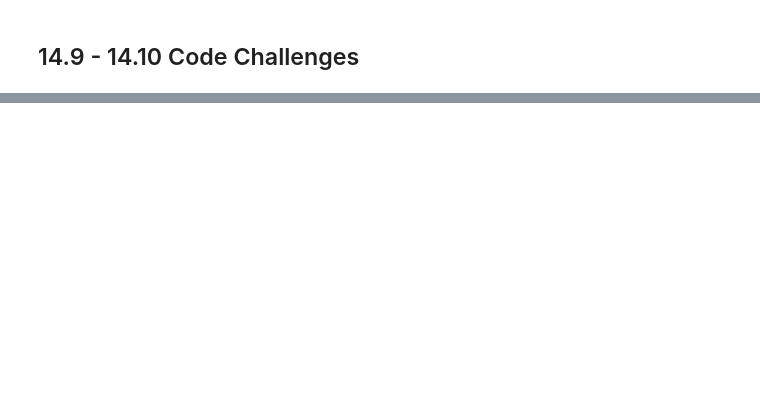
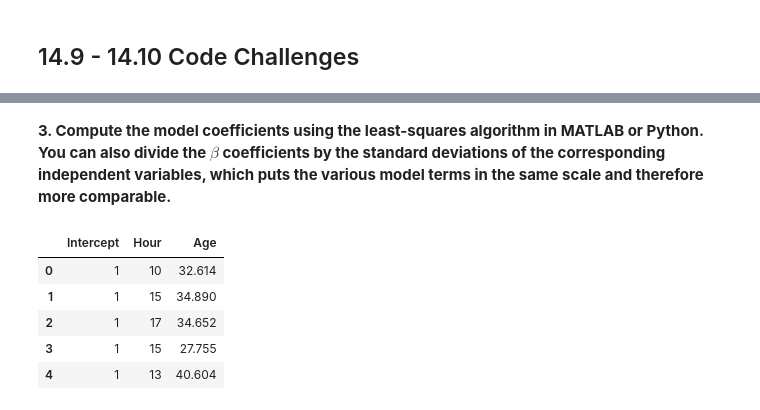
Before and after one commit to BrianLDev/Linear-Algebra-Code-Book, a Jupyter notebook: Ch14-Least_Squares.ipynb, the cells around one changed output, grey strips where cells are left out. Cells and saved outputs as stored; diff of their text form; code cells hidden in the pictures; blank space fills up the shorter version.

```diff
--- a/Ch14-Least_Squares.ipynb
+++ b/Ch14-Least_Squares.ipynb
@@ -407,0 +461,13 @@ do with group?
+# %% [markdown]
+**3. Compute the model coefficients using the least-squares algorithm in MATLAB or Python.  You can also divide the $\beta$ coefficients by the standard deviations of the corresponding independent variables, which puts the various model terms in the same scale and therefore more comparable.**
+# %%
+X = data.iloc[:, 0:2]
+X.insert(0, "Intercept", 1)
+X.head()
+# %% [output]
+|  | Intercept | Hour | Age |
+| 0 | 1 | 10 | 32.614 |
+| 1 | 1 | 15 | 34.890 |
+| 2 | 1 | 17 | 34.652 |
+| 3 | 1 | 15 | 27.755 |
+| 4 | 1 | 13 | 40.604 |
```
Also changed, not shown: parts of 21 cells of this notebook, 1 other file.
